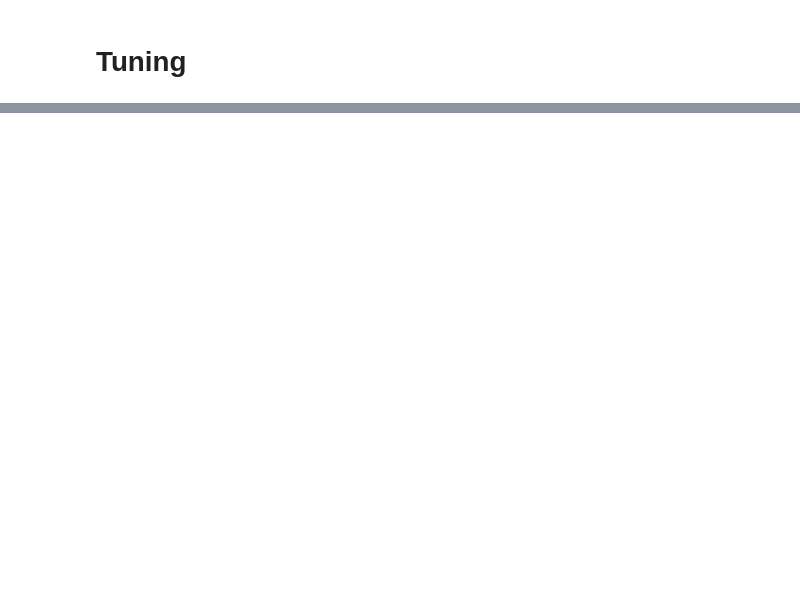
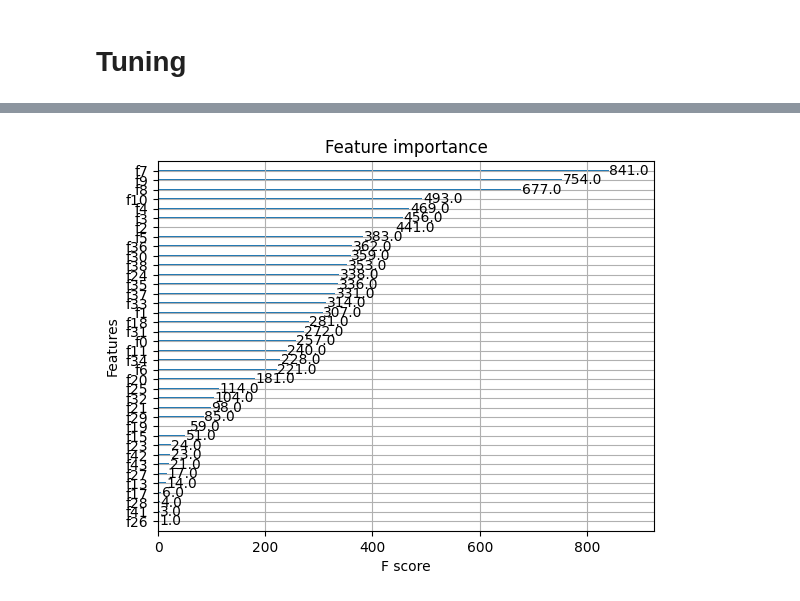
Before and after one commit to mikaelste/TDT4173-project, a Jupyter notebook: mikael/mikael_sandbox.ipynb, the cells around one changed output, grey strips where cells are left out. Drawn from its saved outputs; the diff is of its cells as text; code cells hidden in the pictures; blank space fills up the shorter version.

```diff
--- a/mikael/mikael_sandbox.ipynb
+++ b/mikael/mikael_sandbox.ipynb
@@ -112,2 +124,2 @@ inner_to_split[id_columns].to_csv("hei.csv")
 # %%
-X_train, X_test, y_train, y_test = train_test_split(X, Y, random_state=10, test_size=0.25)
+X_train, X_test, y_train, y_test = train_test_split(X, Y, random_state=10, test_size=0.20)
@@ -117,16 +125,0 @@ dtest_reg = xgb.DMatrix(X_test, y_test, enable_categorical=True)
-# %%
-# params = {'max_depth':2, 'eta':1, 'silent':1, "objective": "reg:squarederror", "tree_method": "gpu_hist"}
-params = {"objective": "reg:squarederror", "tree_method": "auto"}
-n = 5000
-
-evals = [(dtest_reg, "validation"), (dtrain_reg, "train")]
-
-
-model = xgb.train(
-   params=params,
-   dtrain=dtrain_reg,
-   num_boost_round=n,
-   evals=evals,
-   verbose_eval=250,
-   early_stopping_rounds=50
-)
@@ -229,0 +192,5 @@ RMSE:  1337.930721558943
+# %%
+xgb.plot_importance(model,max_num_features=50)
+plt.show()
+# %% [output]
+[figure, added]
```
Also changed, not shown: parts of 23 cells of this notebook, 6 other files.
